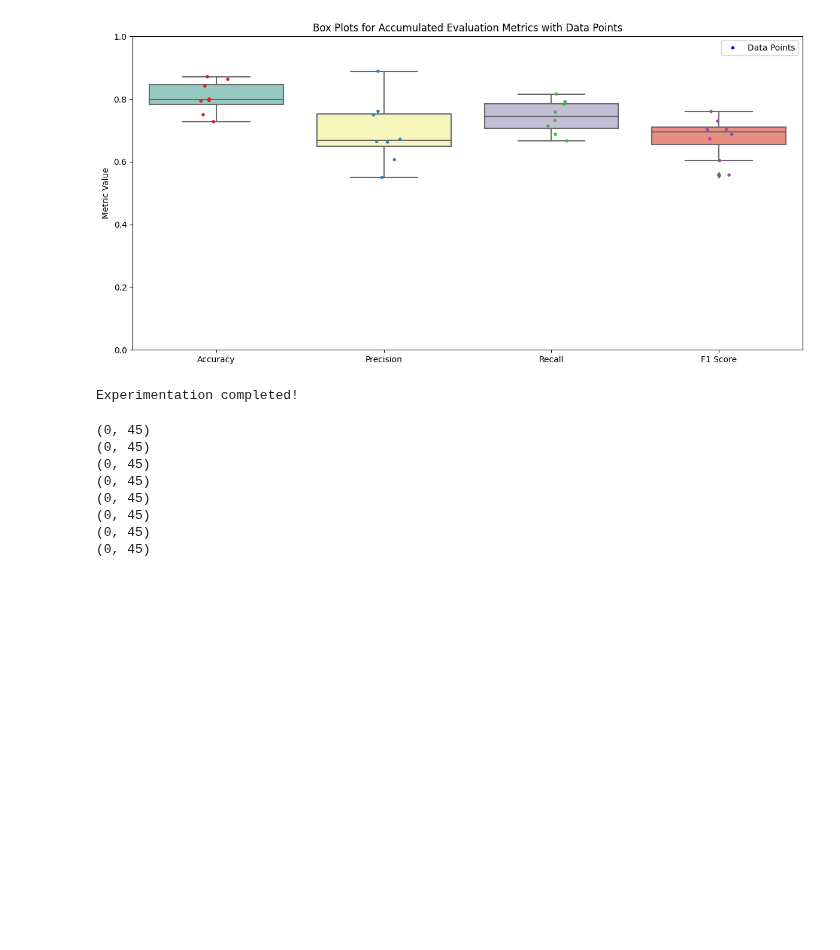
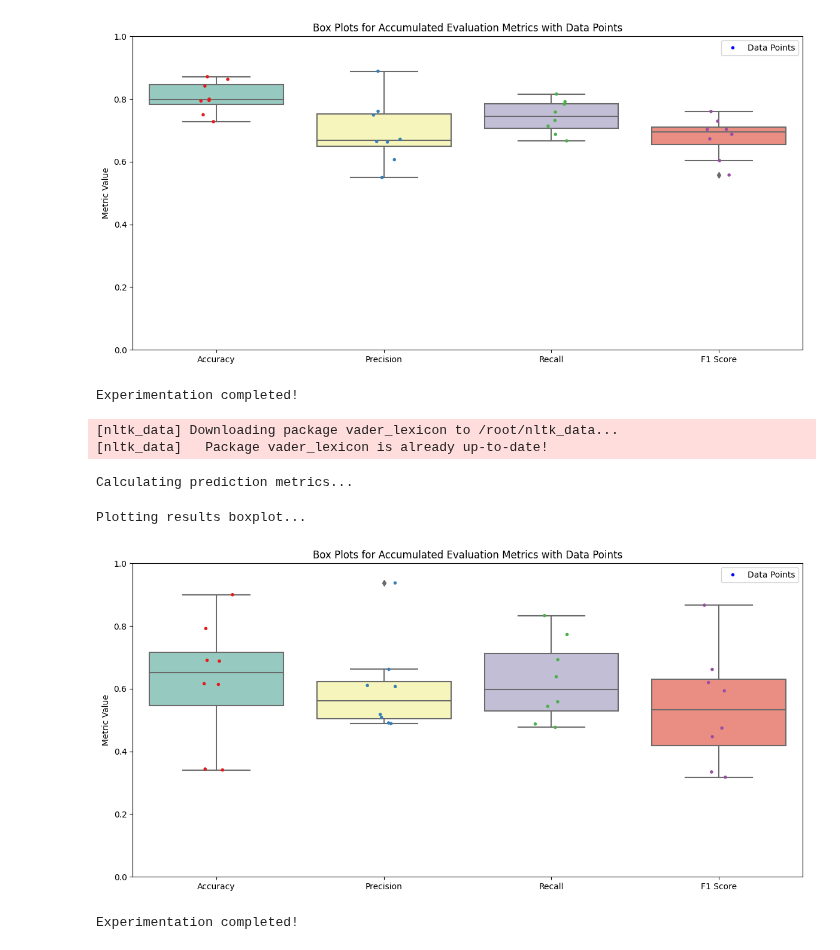
Before and after one commit to zahidhamidi/ML-Project, a Jupyter notebook: Unit_test_RBM_nlp.ipynb, the cells around one changed output. Drawn from its saved outputs; the diff is of its cells as text; code cells hidden in the pictures; blank space fills up the shorter version.

Commit message:
final spacy

```diff
--- a/Unit_test_RBM_nlp.ipynb
+++ b/Unit_test_RBM_nlp.ipynb
@@ -335,25 +335,18 @@ df = pd.read_excel("/content/sample_data/robust_test_dataset.xlsx")
 # %%
 # Approach-2 : spaCy NegEx package
 
 concatenated_df = pd.DataFrame()
 
-for topic in topics:
-  df = spacy_keyword_processing(topic,df)
-  print(df.shape)
-  concatenated_df = pd.concat([concatenated_df, df], ignore_index=True)
+for topic in tqdm(topics):
+  df2 = spacy_keyword_processing(topic,df)
+  concatenated_df = pd.concat([concatenated_df, df2], ignore_index=True)
 
-  # df_spacy = spacy_eval(df)
-
-  # df_predicted, df_predicted_neg = rbm_execute(df_spacy,'prediction_negex',topic)
-
-
-# concatenated_df.shape
+df_spacy = spacy_eval(concatenated_df)
+df_predicted, df_predicted_neg = rbm_execute(df_spacy,'prediction_negex',topics)
 # %% [output]
-(0, 45)
-(0, 45)
-(0, 45)
-(0, 45)
-(0, 45)
-(0, 45)
-(0, 45)
-(0, 45)
+[nltk_data] Downloading package vader_lexicon to /root/nltk_data...
+[nltk_data]   Package vader_lexicon is already up-to-date!
+Calculating prediction metrics...
+Plotting results boxplot...
+[figure, added]
+Experimentation completed!
```
Also changed, not shown: parts of 1 cell of this notebook.
